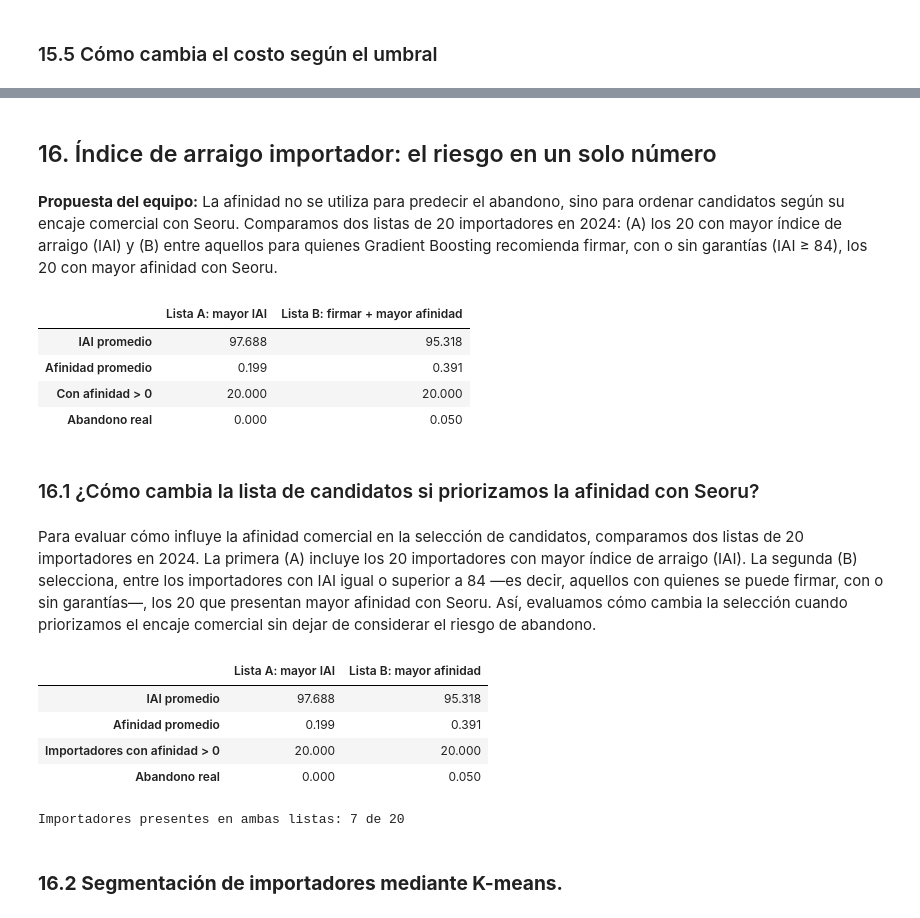
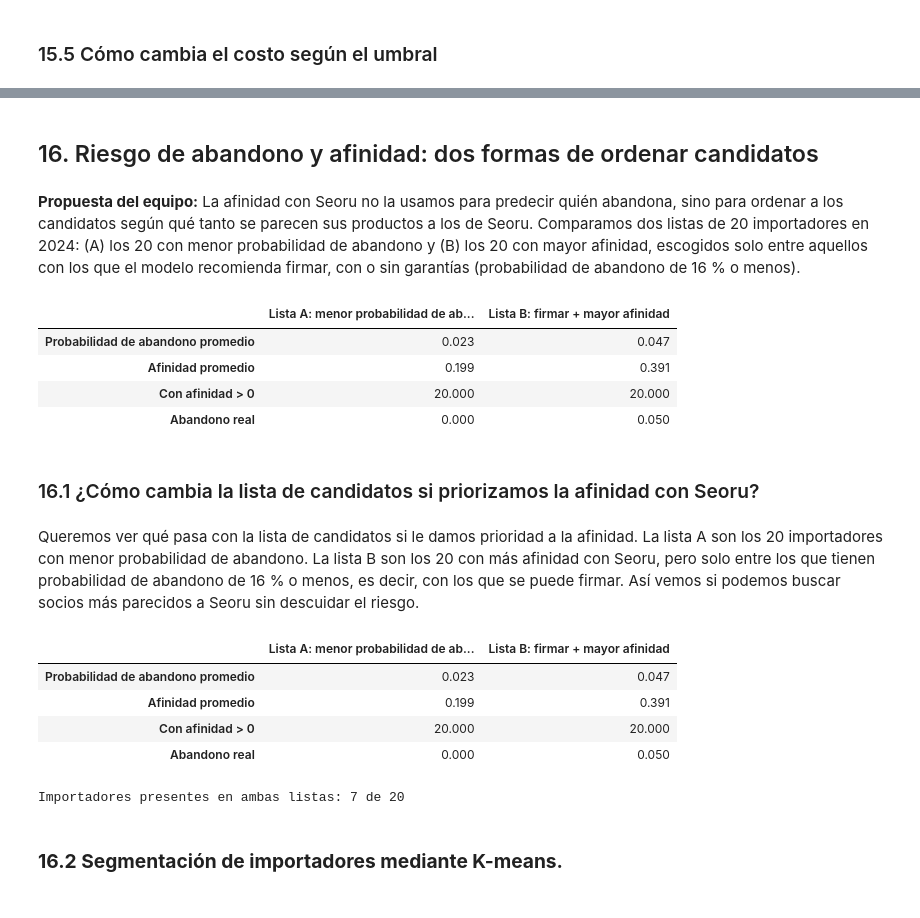
Before and after one commit to marigutierrezb/GlowUp-Radar, a Jupyter notebook: colab/GlowUp_Entrega2.ipynb, the cells around one changed output, grey strips where cells are left out. Drawn from its saved outputs; the diff is of its cells as text; code cells hidden in the pictures.

```diff
--- a/colab/GlowUp_Entrega2.ipynb
+++ b/colab/GlowUp_Entrega2.ipynb
@@ -1039,9 +1037,9 @@ print("Costo mínimo CV: US$", round(min(costo_cv)))
 Umbral de menor costo en CV: 0.16
 Costo mínimo CV: US$ 2525151
 # %% [markdown]
-## 16. Índice de arraigo importador: el riesgo en un solo número
+## 16. Riesgo de abandono y afinidad: dos formas de ordenar candidatos
 # %% [markdown]
-**Propuesta del equipo:** La afinidad no se utiliza para predecir el abandono, sino para ordenar candidatos según su encaje comercial con Seoru. Comparamos dos listas de 20 importadores en 2024: (A) los 20 con mayor índice de arraigo (IAI) y (B) entre aquellos para quienes Gradient Boosting recomienda firmar, con o sin garantías (IAI ≥ 84), los 20 con mayor afinidad con Seoru.
+**Propuesta del equipo:** La afinidad con Seoru no la usamos para predecir quién abandona, sino para ordenar a los candidatos según qué tanto se parecen sus productos a los de Seoru. Comparamos dos listas de 20 importadores en 2024: (A) los 20 con menor probabilidad de abandono y (B) los 20 con mayor afinidad, escogidos solo entre aquellos con los que el modelo recomienda firmar, con o sin garantías (probabilidad de abandono de 16 % o menos).
 # %%
 # Umbrales del modelo final Gradient Boosting
 U1_GB = 0.10
@@ -1051,39 +1049,39 @@ candidatos = prueba[
     ["nit", "razon_social", "afinidad_seoru", OBJETIVO]
 ].copy()
 
-# Índice de arraigo importador
-candidatos["IAI"] = 100 * (1 - prob_gb_2024)
+# Probabilidad de abandono estimada por el modelo final
+candidatos["Probabilidad_abandono"] = prob_gb_2024
 
-# Lista A: 20 importadores con mayor IAI
+# Lista A: 20 importadores con menor probabilidad de abandono
 lista_a = candidatos.sort_values(
-    "IAI", ascending=False
+    "Probabilidad_abandono", ascending=True
 ).head(20)
 
 # Lista B: importadores elegibles para firmar,
 # con o sin garantías, priorizando la afinidad con Seoru
 lista_b = candidatos[
-    candidatos["IAI"] >= 100 * (1 - U2_GB)
+    candidatos["Probabilidad_abandono"] <= U2_GB
 ].sort_values(
-    ["afinidad_seoru", "IAI"],
-    ascending=False
+    ["afinidad_seoru", "Probabilidad_abandono"],
+    ascending=[False, True]
 ).head(20)
 
 # Comparación de las dos listas
 comparacion_listas = pd.DataFrame({
-    "Lista A: mayor IAI": [
-        lista_a["IAI"].mean(),
+    "Lista A: menor probabilidad de abandono": [
+        lista_a["Probabilidad_abandono"].mean(),
         lista_a["afinidad_seoru"].mean(),
         (lista_a["afinidad_seoru"] > 0).sum(),
         lista_a[OBJETIVO].mean()
     ],
     "Lista B: firmar + mayor afinidad": [
-        lista_b["IAI"].mean(),
+        lista_b["Probabilidad_abandono"].mean(),
         lista_b["afinidad_seoru"].mean(),
         (lista_b["afinidad_seoru"] > 0).sum(),
         lista_b[OBJETIVO].mean()
     ]
 }, index=[
-    "IAI promedio",
+    "Probabilidad de abandono promedio",
     "Afinidad promedio",
     "Con afinidad > 0",
     "Abandono real"
@@ -1091,15 +1089,15 @@ comparacion_listas = pd.DataFrame({
 
 display(comparacion_listas.round(3))
 # %% [output]
-|  | Lista A: mayor IAI | Lista B: firmar + mayor afinidad |
-| IAI promedio | 97.688 | 95.318 |
+|  | Lista A: menor probabilidad de ab... | Lista B: firmar + mayor afinidad |
+| Probabilidad de abandono promedio | 0.023 | 0.047 |
 | Afinidad promedio | 0.199 | 0.391 |
 | Con afinidad > 0 | 20.000 | 20.000 |
 | Abandono real | 0.000 | 0.050 |
 # %% [markdown]
 ### 16.1 ¿Cómo cambia la lista de candidatos si priorizamos la afinidad con Seoru?
 # %% [markdown]
-Para evaluar cómo influye la afinidad comercial en la selección de candidatos, comparamos dos listas de 20 importadores en 2024. La primera (A) incluye los 20 importadores con mayor índice de arraigo (IAI). La segunda (B) selecciona, entre los importadores con IAI igual o superior a 84 —es decir, aquellos con quienes se puede firmar, con o sin garantías—, los 20 que presentan mayor afinidad con Seoru. Así, evaluamos cómo cambia la selección cuando priorizamos el encaje comercial sin dejar de considerar el riesgo de abandono.
+Queremos ver qué pasa con la lista de candidatos si le damos prioridad a la afinidad. La lista A son los 20 importadores con menor probabilidad de abandono. La lista B son los 20 con más afinidad con Seoru, pero solo entre los que tienen probabilidad de abandono de 16 % o menos, es decir, con los que se puede firmar. Así vemos si podemos buscar socios más parecidos a Seoru sin descuidar el riesgo.
 # %%
 # Comparación de candidatos usando Gradient Boosting
 
@@ -1107,56 +1105,56 @@ candidatos = prueba[
     ["nit", "razon_social", "afinidad_seoru", OBJETIVO]
 ].copy()
 
-# Índice de arraigo con el modelo final
-candidatos["IAI"] = 100 * (1 - prob_gb_2024)
+# Probabilidad de abandono estimada por el modelo final
+candidatos["Probabilidad_abandono"] = prob_gb_2024
 
-# Lista A: 20 importadores con mayor arraigo
+# Lista A: 20 importadores con menor probabilidad de abandono
 lista_a = candidatos.sort_values(
-    "IAI", ascending=False
+    "Probabilidad_abandono", ascending=True
 ).head(20)
 
-# Lista B: entre quienes pueden firmar,
-# seleccionar los 20 con mayor afinidad con Seoru
+# Lista B: importadores elegibles para firmar,
+# con o sin garantías, priorizando la afinidad con Seoru
 lista_b = candidatos[
-    candidatos["IAI"] >= 84
+    candidatos["Probabilidad_abandono"] <= U2_GB
 ].sort_values(
-    ["afinidad_seoru", "IAI"],
-    ascending=False
+    ["afinidad_seoru", "Probabilidad_abandono"],
+    ascending=[False, True]
 ).head(20)
 
-# Comparar las listas
+# Comparación de las dos listas
 comparacion_listas_161 = pd.DataFrame({
-    "Lista A: mayor IAI": [
-        lista_a["IAI"].mean(),
+    "Lista A: menor probabilidad de abandono": [
+        lista_a["Probabilidad_abandono"].mean(),
         lista_a["afinidad_seoru"].mean(),
         (lista_a["afinidad_seoru"] > 0).sum(),
         lista_a[OBJETIVO].mean()
     ],
-    "Lista B: mayor afinidad": [
-        lista_b["IAI"].mean(),
+    "Lista B: firmar + mayor afinidad": [
+        lista_b["Probabilidad_abandono"].mean(),
         lista_b["afinidad_seoru"].mean(),
         (lista_b["afinidad_seoru"] > 0).sum(),
         lista_b[OBJETIVO].mean()
     ]
 }, index=[
-    "IAI promedio",
+    "Probabilidad de abandono promedio",
     "Afinidad promedio",
-    "Importadores con afinidad > 0",
+    "Con afinidad > 0",
     "Abandono real"
 ])
 
 display(comparacion_listas_161.round(3))
 
 print(
     "Importadores presentes en ambas listas:",
     len(set(lista_a["nit"]) & set(lista_b["nit"])),
     "de 20"
 )
 # %% [output]
-|  | Lista A: mayor IAI | Lista B: mayor afinidad |
-| IAI promedio | 97.688 | 95.318 |
+|  | Lista A: menor probabilidad de ab... | Lista B: firmar + mayor afinidad |
+| Probabilidad de abandono promedio | 0.023 | 0.047 |
 | Afinidad promedio | 0.199 | 0.391 |
-| Importadores con afinidad > 0 | 20.000 | 20.000 |
+| Con afinidad > 0 | 20.000 | 20.000 |
 | Abandono real | 0.000 | 0.050 |
 Importadores presentes en ambas listas: 7 de 20
 # %% [markdown]
```
Also changed, not shown: parts of 48 cells of this notebook.
